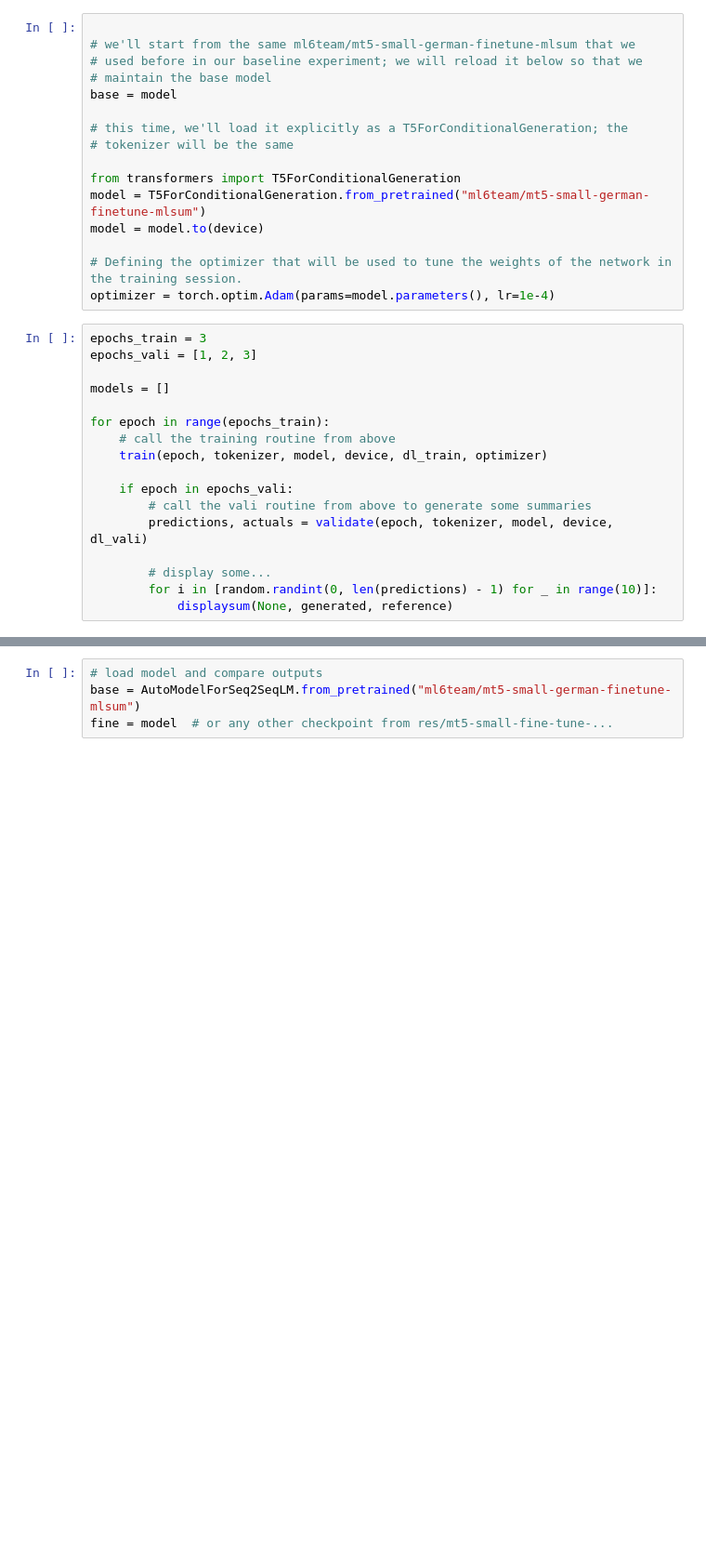
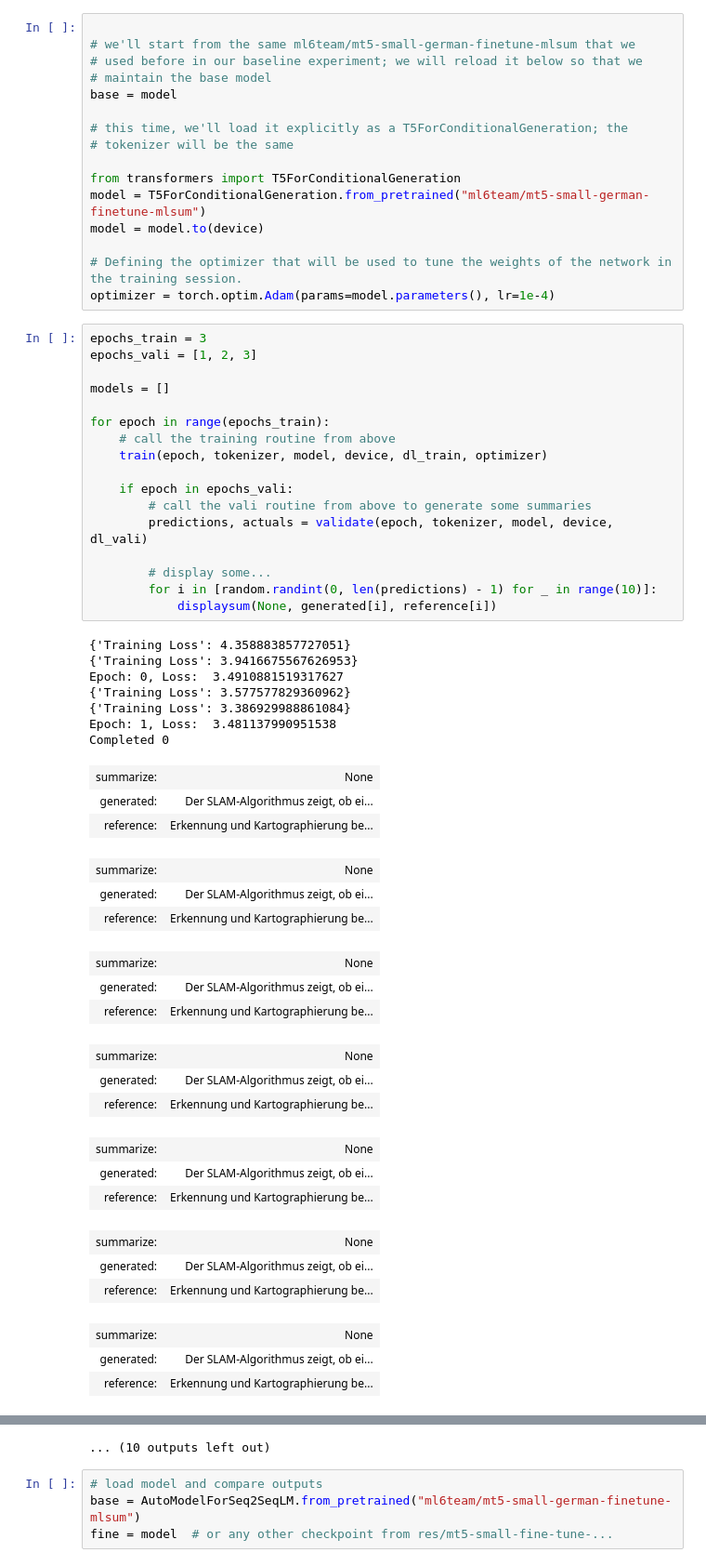
Before and after one commit to HSG-AIML/LabGSERM, a Jupyter notebook: lab_08/lab_08.ipynb, the cells around one changed output, grey strips where cells are left out. Shown at 93% size. Drawn from its saved outputs; the diff is of its cells as text; blank space fills up the shorter version.

```diff
--- a/lab_08/lab_08.ipynb
+++ b/lab_08/lab_08.ipynb
@@ -268,17 +355,46 @@ optimizer = torch.optim.Adam(params=model.parameters(), lr=1e-4)
 # %%
 epochs_train = 3
 epochs_vali = [1, 2, 3]
 
 models = []
 
 for epoch in range(epochs_train):
     # call the training routine from above
     train(epoch, tokenizer, model, device, dl_train, optimizer)
 
     if epoch in epochs_vali:
         # call the vali routine from above to generate some summaries
         predictions, actuals = validate(epoch, tokenizer, model, device, dl_vali)
 
         # display some...
         for i in [random.randint(0, len(predictions) - 1) for _ in range(10)]:
-            displaysum(None, generated, reference)
+            displaysum(None, generated[i], reference[i])
+# %% [output]
+{'Training Loss': 4.358883857727051}
+{'Training Loss': 3.9416675567626953}
+Epoch: 0, Loss:  3.4910881519317627
+{'Training Loss': 3.577577829360962}
+{'Training Loss': 3.386929988861084}
+Epoch: 1, Loss:  3.481137990951538
+Completed 0
+| summarize: | None |
+| generated: | Der SLAM-Algorithmus zeigt, ob ei... |
+| reference: | Erkennung und Kartographierung be... |
+| summarize: | None |
+| generated: | Der SLAM-Algorithmus zeigt, ob ei... |
+| reference: | Erkennung und Kartographierung be... |
+| summarize: | None |
+| generated: | Der SLAM-Algorithmus zeigt, ob ei... |
+| reference: | Erkennung und Kartographierung be... |
+| summarize: | None |
+| generated: | Der SLAM-Algorithmus zeigt, ob ei... |
+| reference: | Erkennung und Kartographierung be... |
+| summarize: | None |
+| generated: | Der SLAM-Algorithmus zeigt, ob ei... |
+| reference: | Erkennung und Kartographierung be... |
+| summarize: | None |
+| generated: | Der SLAM-Algorithmus zeigt, ob ei... |
+| reference: | Erkennung und Kartographierung be... |
+| summarize: | None |
+| generated: | Der SLAM-Algorithmus zeigt, ob ei... |
+| reference: | Erkennung und Kartographierung be... |
@@ -285,3 +414,4 @@ for epoch in range(epochs_train):
+... (10 outputs left out)
 # %%
 # load model and compare outputs
 base = AutoModelForSeq2SeqLM.from_pretrained("ml6team/mt5-small-german-finetune-mlsum")
```
Also changed, not shown: parts of 12 cells of this notebook.
